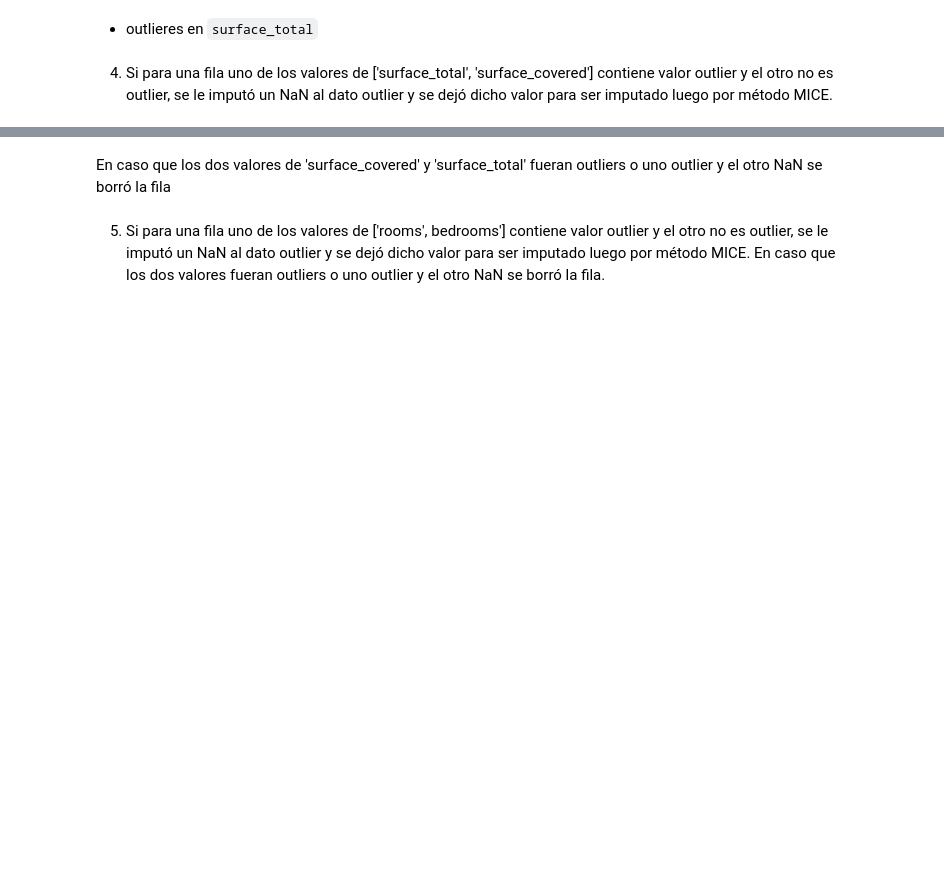
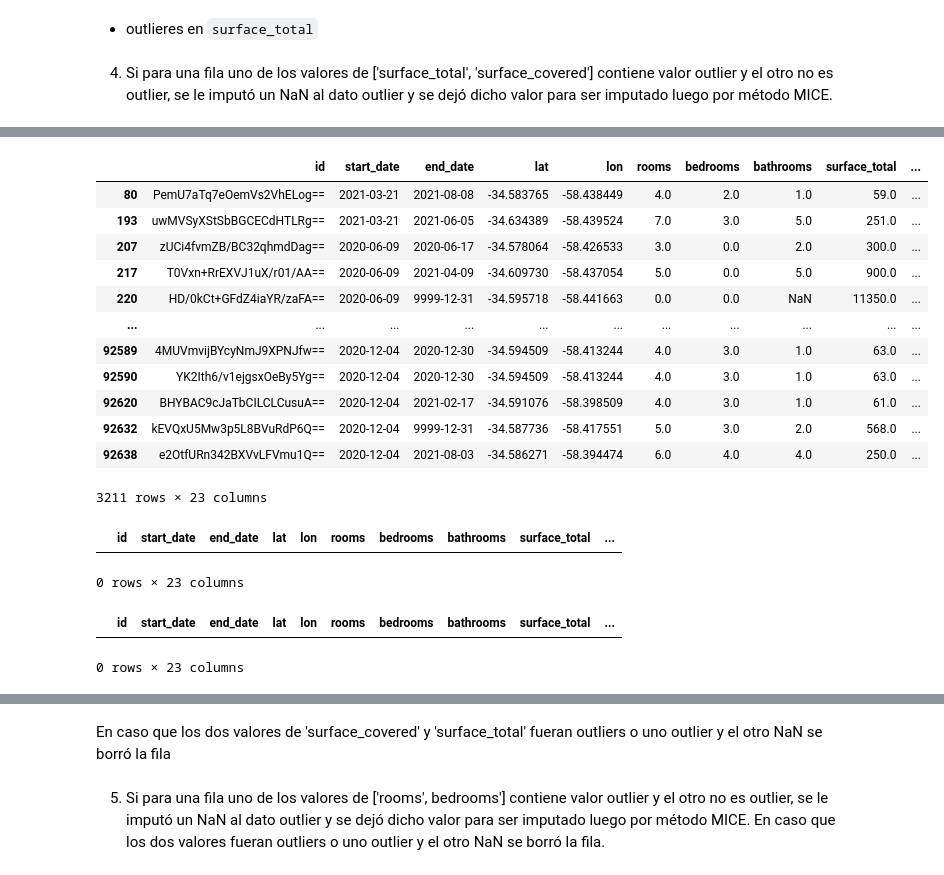
Before and after one commit to Ignacio-Ibarra/tpAA, a Jupyter notebook: Pre-processing.ipynb, the cells around one changed output, grey strips where cells are left out. Cells and saved outputs as stored; diff of their text form; code cells hidden in the pictures; blank space fills up the shorter version.

```diff
--- a/Pre-processing.ipynb
+++ b/Pre-processing.ipynb
@@ -548,0 +579,17 @@ data = data.merge(data_sc_q01, how = "left", on = (['l3_norm', 'property_type',
+# %%
+# Registros con un outlier en surface_covered
+data[(data['surface_covered'] > data['p99_surface_covered']) | (data['surface_covered'] < data['p01_surface_covered'])]
+# %% [output]
+|  | id | start_date | end_date | lat | lon | rooms | bedrooms | bathrooms | surface_total | ... |
+| 80 | PemU7aTq7eOemVs2VhELog== | 2021-03-21 | 2021-08-08 | -34.583765 | -58.438449 | 4.0 | 2.0 | 1.0 | 59.0 | ... |
+| 193 | uwMVSyXStSbBGCECdHTLRg== | 2021-03-21 | 2021-06-05 | -34.634389 | -58.439524 | 7.0 | 3.0 | 5.0 | 251.0 | ... |
+| 207 | zUCi4fvmZB/BC32qhmdDag== | 2020-06-09 | 2020-06-17 | -34.578064 | -58.426533 | 3.0 | 0.0 | 2.0 | 300.0 | ... |
+| 217 | T0Vxn+RrEXVJ1uX/r01/AA== | 2020-06-09 | 2021-04-09 | -34.609730 | -58.437054 | 5.0 | 0.0 | 5.0 | 900.0 | ... |
+| 220 | HD/0kCt+GFdZ4iaYR/zaFA== | 2020-06-09 | 9999-12-31 | -34.595718 | -58.441663 | 0.0 | 0.0 | NaN | 11350.0 | ... |
+| ... | ... | ... | ... | ... | ... | ... | ... | ... | ... | ... |
+| 92589 | 4MUVmvijBYcyNmJ9XPNJfw== | 2020-12-04 | 2020-12-30 | -34.594509 | -58.413244 | 4.0 | 3.0 | 1.0 | 63.0 | ... |
+| 92590 | YK2Ith6/v1ejgsxOeBy5Yg== | 2020-12-04 | 2020-12-30 | -34.594509 | -58.413244 | 4.0 | 3.0 | 1.0 | 63.0 | ... |
+| 92620 | BHYBAC9cJaTbCILCLCusuA== | 2020-12-04 | 2021-02-17 | -34.591076 | -58.398509 | 4.0 | 3.0 | 1.0 | 61.0 | ... |
+| 92632 | kEVQxU5Mw3p5L8BVuRdP6Q== | 2020-12-04 | 9999-12-31 | -34.587736 | -58.417551 | 5.0 | 3.0 | 2.0 | 568.0 | ... |
+| 92638 | e2OtfURn342BXVvLFVmu1Q== | 2020-12-04 | 2021-08-03 | -34.586271 | -58.394474 | 6.0 | 4.0 | 4.0 | 250.0 | ... |
+3211 rows × 23 columns
@@ -549 +599,13 @@ data = data.merge(data_sc_q01, how = "left", on = (['l3_norm', 'property_type',
+# %%
+# Registros con un outlier en surface_covered
+data[(data['surface_covered'] > data['p99_surface_covered']) | (data['surface_covered'] < data['p01_surface_covered'])]
+# %% [output]
+|  | id | start_date | end_date | lat | lon | rooms | bedrooms | bathrooms | surface_total | ... |
+0 rows × 23 columns
+# %%
+# Registros con un outlier en surface_total
+data[(data['surface_total'] > data['p99_surface_total']) | (data['surface_total'] < data['p01_surface_total'])]
+# %% [output]
+|  | id | start_date | end_date | lat | lon | rooms | bedrooms | bathrooms | surface_total | ... |
+0 rows × 23 columns
 # %%
```
Also changed, not shown: parts of 12 cells of this notebook.
